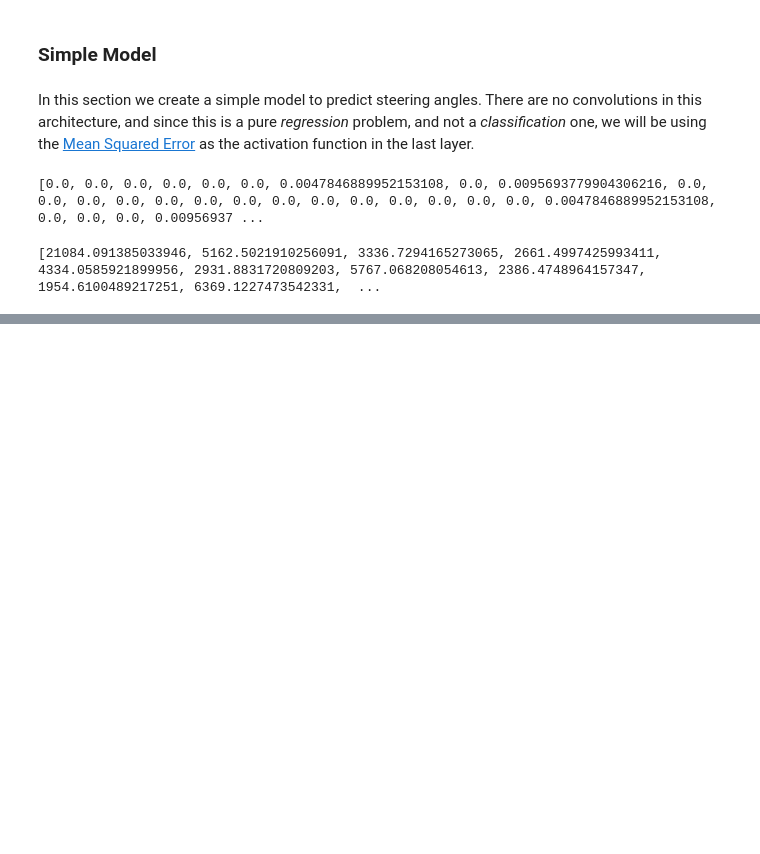
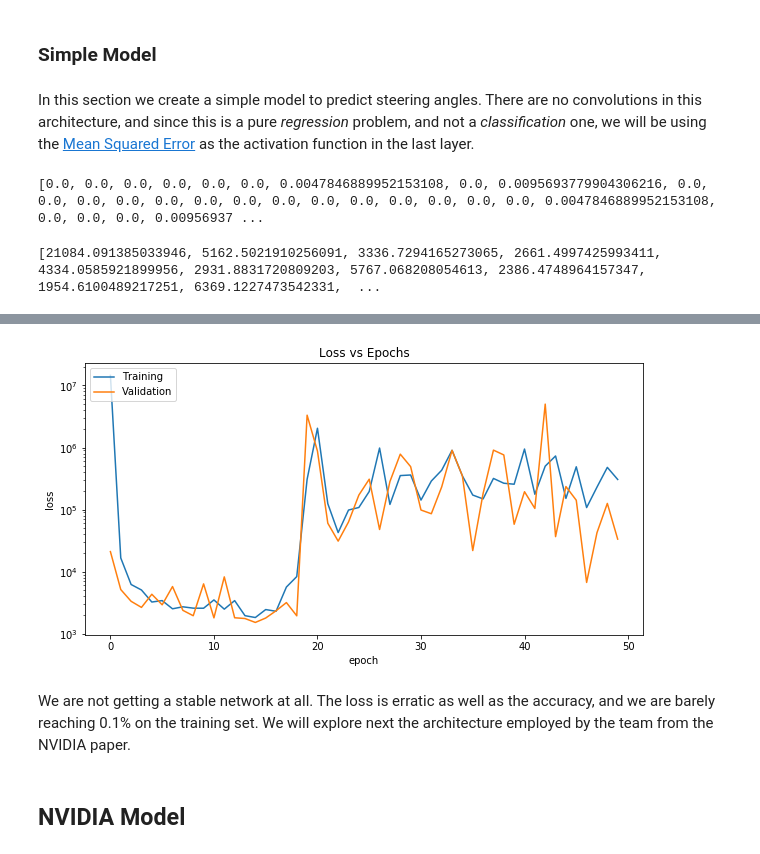
Before and after one commit to Bilalkhanten/CarND-Behavioral-Cloning-P3, a Jupyter notebook: Behavioural_Driving.ipynb, the cells around one changed output, grey strips where cells are left out. Cells and saved outputs as stored; diff of their text form; code cells hidden in the pictures; blank space fills up the shorter version.

Commit message:
Trying with nvidia model

```diff
--- a/Behavioural_Driving.ipynb
+++ b/Behavioural_Driving.ipynb
@@ -112,0 +129,8 @@ m.save("{0}/simple_model.h5".format(models_path))
+# %%
+plot_results(history, ["loss", "val_loss"], "epoch", "loss", "Loss vs Epochs", ["Training", "Validation"])
+# %% [output]
+[figure, added]
+# %% [markdown]
+We are not getting a stable network at all. The loss is erratic as well as the accuracy, and we are barely reaching 0.1% on the training set. We will explore next the architecture employed by the team from the NVIDIA paper.
+# %% [markdown]
+## NVIDIA Model
```
Also changed, not shown: parts of 9 cells of this notebook, 1 other file.
